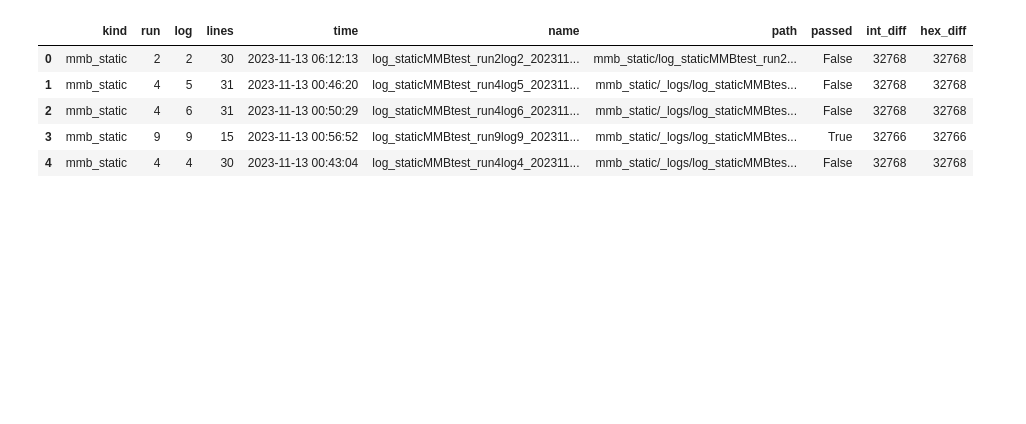
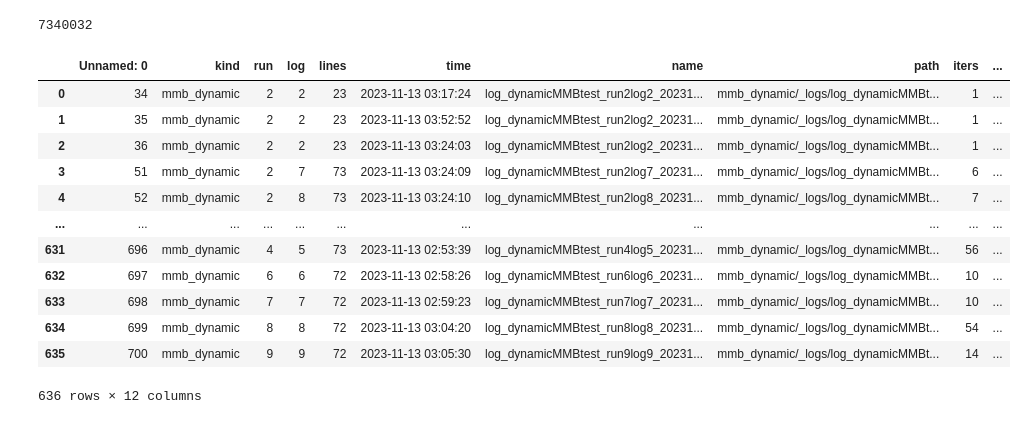
Before and after one commit to jtbenson116/radTestLogBackup, a Jupyter notebook: results.ipynb, the cells around one changed output. Drawn from its saved outputs; the diff is of its cells as text; code cells hidden in the pictures; blank space fills up the shorter version.

```diff
--- a/results.ipynb
+++ b/results.ipynb
@@ -44,10 +95,0 @@ df.sort_values(by=['kind', 'run', 'log']).reset_index(drop=True, inplace=True)
-# %%
-def pass_no_pass(fp):
-    with open(fp, 'r') as f:
-        for line in f:
-            if "PASSED" in line:
-                return True
-            elif "FAILED" in line:
-                return False
-        return "FUCK"
-df.loc[: ,"passed"] = df.path.apply(pass_no_pass)
@@ -77,33 +96,25 @@ df.loc[:, 'int_diff'] = df.path.apply(parse_fp_for_int_diff)
-# %%
-def parse_fp_for_hex_diff(fp):
-    prev = None
-    diff = 0
-    vals = []
-
-    with open(fp, 'r') as f:
-        for line in f:
-            if prev == "[SECTION][HEX]":
-                prev = line[:14]
-                delimiters = [" ", "\n"]
-                for delimiter in delimiters:
-                    line = " ".join(line.split(delimiter))
-                split = line.split()
-                vals.append(split)
-            else:
-                prev = line[:14]
-        f.close()
-    for i in range(len(vals[0])):
-        if vals[0][i] != vals[1][i]:
-            diff += 1
-    return diff
-
-df.loc[:, 'hex_diff'] = df.path.apply(parse_fp_for_hex_diff)
-# %%
-df.head()
-# %% [output]
-|  | kind | run | log | lines | time | name | path | passed | int_diff | hex_diff |
-| 0 | mmb_static | 2 | 2 | 30 | 2023-11-13 06:12:13 | log_staticMMBtest_run2log2_202311... | mmb_static/log_staticMMBtest_run2... | False | 32768 | 32768 |
-| 1 | mmb_static | 4 | 5 | 31 | 2023-11-13 00:46:20 | log_staticMMBtest_run4log5_202311... | mmb_static/_logs/log_staticMMBtes... | False | 32768 | 32768 |
-| 2 | mmb_static | 4 | 6 | 31 | 2023-11-13 00:50:29 | log_staticMMBtest_run4log6_202311... | mmb_static/_logs/log_staticMMBtes... | False | 32768 | 32768 |
-| 3 | mmb_static | 9 | 9 | 15 | 2023-11-13 00:56:52 | log_staticMMBtest_run9log9_202311... | mmb_static/_logs/log_staticMMBtes... | True | 32766 | 32766 |
-| 4 | mmb_static | 4 | 4 | 30 | 2023-11-13 00:43:04 | log_staticMMBtest_run4log4_202311... | mmb_static/_logs/log_staticMMBtes... | False | 32768 | 32768 |
+# %%
+nrows, ncols = 3072, 4096
+true_bits = nrows * ncols
+nbanks, nsections, row_per_sec = 8, 16, 14
+_32k, vrs, vec_size = 32768, 14, 16
+our_bits = _32k * vrs * vec_size
+our_bits
+# %% [output]
+7340032
+# %%
+df[(df.kind == "mmb_dynamic") & (df.diff_count > 0)].reset_index(drop=True)
+# %% [output]
+|  | Unnamed: 0 | kind | run | log | lines | time | name | path | iters | ... |
+| 0 | 34 | mmb_dynamic | 2 | 2 | 23 | 2023-11-13 03:17:24 | log_dynamicMMBtest_run2log2_20231... | mmb_dynamic/_logs/log_dynamicMMBt... | 1 | ... |
+| 1 | 35 | mmb_dynamic | 2 | 2 | 23 | 2023-11-13 03:52:52 | log_dynamicMMBtest_run2log2_20231... | mmb_dynamic/_logs/log_dynamicMMBt... | 1 | ... |
+| 2 | 36 | mmb_dynamic | 2 | 2 | 23 | 2023-11-13 03:24:03 | log_dynamicMMBtest_run2log2_20231... | mmb_dynamic/_logs/log_dynamicMMBt... | 1 | ... |
+| 3 | 51 | mmb_dynamic | 2 | 7 | 73 | 2023-11-13 03:24:09 | log_dynamicMMBtest_run2log7_20231... | mmb_dynamic/_logs/log_dynamicMMBt... | 6 | ... |
+| 4 | 52 | mmb_dynamic | 2 | 8 | 73 | 2023-11-13 03:24:10 | log_dynamicMMBtest_run2log8_20231... | mmb_dynamic/_logs/log_dynamicMMBt... | 7 | ... |
+| ... | ... | ... | ... | ... | ... | ... | ... | ... | ... | ... |
+| 631 | 696 | mmb_dynamic | 4 | 5 | 73 | 2023-11-13 02:53:39 | log_dynamicMMBtest_run4log5_20231... | mmb_dynamic/_logs/log_dynamicMMBt... | 56 | ... |
+| 632 | 697 | mmb_dynamic | 6 | 6 | 72 | 2023-11-13 02:58:26 | log_dynamicMMBtest_run6log6_20231... | mmb_dynamic/_logs/log_dynamicMMBt... | 10 | ... |
+| 633 | 698 | mmb_dynamic | 7 | 7 | 72 | 2023-11-13 02:59:23 | log_dynamicMMBtest_run7log7_20231... | mmb_dynamic/_logs/log_dynamicMMBt... | 10 | ... |
+| 634 | 699 | mmb_dynamic | 8 | 8 | 72 | 2023-11-13 03:04:20 | log_dynamicMMBtest_run8log8_20231... | mmb_dynamic/_logs/log_dynamicMMBt... | 54 | ... |
+| 635 | 700 | mmb_dynamic | 9 | 9 | 72 | 2023-11-13 03:05:30 | log_dynamicMMBtest_run9log9_20231... | mmb_dynamic/_logs/log_dynamicMMBt... | 14 | ... |
+636 rows × 12 columns
```
Also changed, not shown: parts of 11 cells of this notebook, 7 other files.
